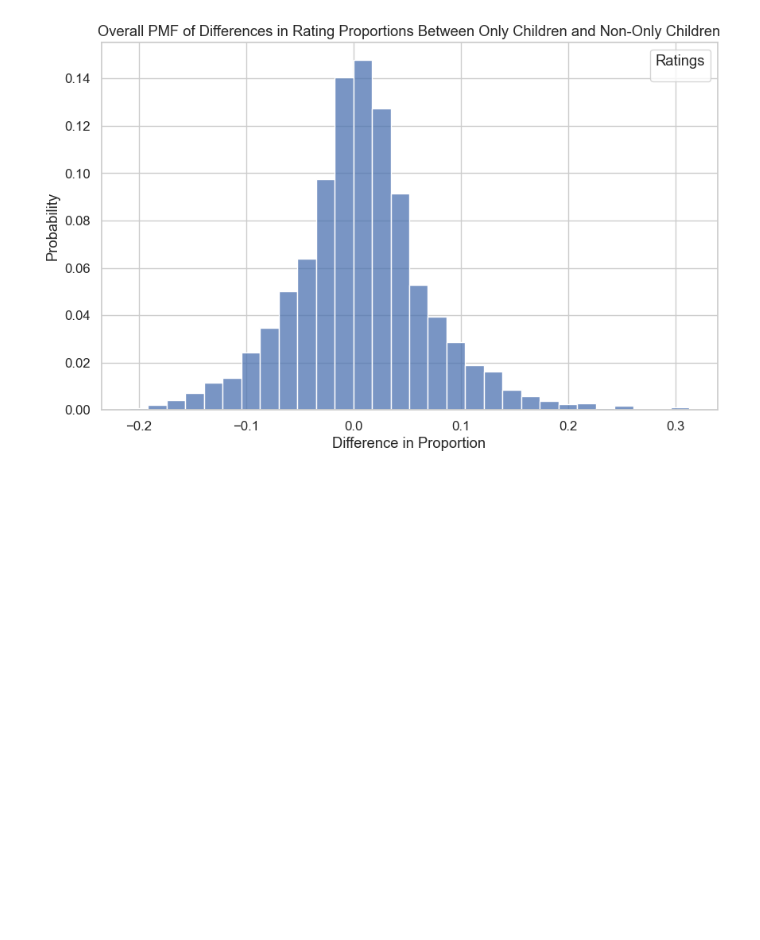
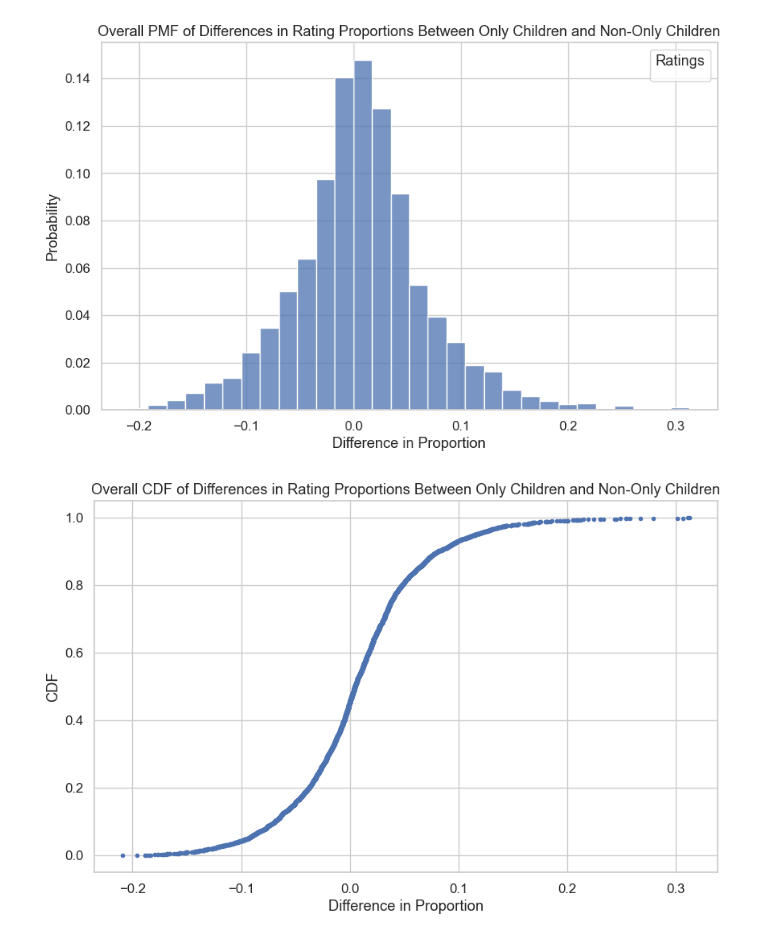
Before and after one commit to paolacalle/movie-ratings-replication, a Jupyter notebook: problem_set/6.ipynb, the cells around one changed output. Drawn from its saved outputs; the diff is of its cells as text; code cells hidden in the pictures; blank space fills up the shorter version.

Commit message:
overall plot for the diff in prop CDF

```diff
--- a/problem_set/6.ipynb
+++ b/problem_set/6.ipynb
@@ -82,33 +82,44 @@ plt.show()
 
 
 # plot a PMF plot for the differences (sub-plots for each rating)
 g = sns.FacetGrid(merged, col="rating", col_wrap=3, height=4, sharex=True, sharey=True)
 g.map(sns.histplot, "difference", bins=20, stat="probability", kde=False)
 
 # order by rating
 for ax, rating in zip(g.axes.flat, sorted(merged['rating'].unique())):
     ax.set_title(f'Rating {rating}')
     rating_value = float(rating)
     for patch in ax.patches:
         patch.set_facecolor(color_schema.get(rating_value, 'black'))
 
 g.set_axis_labels("Difference in Proportion", "Probability")
 g.figure.suptitle('PMF of Differences in Rating Proportions Between Only Children and Non-Only Children', y=1.02)
 plt.show()
 
 
 # one plot for the overall distribution of differences
 plt.figure(figsize=(10, 6))
 sns.histplot(merged, x="difference", bins=30, stat="probability", kde=False, multiple="dodge")
 plt.xlabel('Difference in Proportion')
 plt.ylabel('Probability')
 plt.title('Overall PMF of Differences in Rating Proportions Between Only Children and Non-Only Children')
 plt.legend(title='Ratings')
 plt.show()
+
+# one overall CDF plot for the differences
+plt.figure(figsize=(10, 6))
+sorted_diff = np.sort(merged['difference'])
+cdf = np.arange(1, len(sorted_diff) + 1) / len(sorted_diff)
+plt.plot(sorted_diff, cdf, marker='.', linestyle='none')
+plt.xlabel('Difference in Proportion')
+plt.ylabel('CDF')
+plt.title('Overall CDF of Differences in Rating Proportions Between Only Children and Non-Only Children')
+plt.show()
 # %% [output]
 [figure]
 [figure]
 [figure]
+[figure, added]
 # %%
 def total_variation_distance(p, q):
     p, q = np.asarray(p, dtype=float), np.asarray(q, dtype=float)
```
